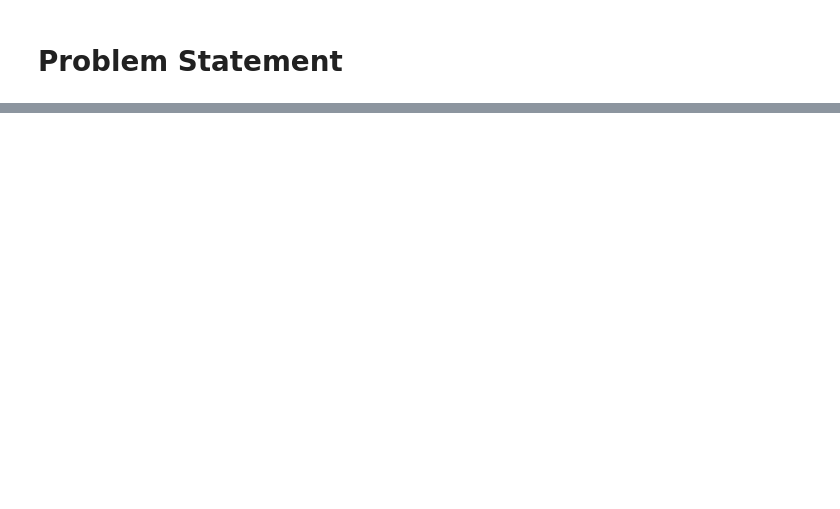
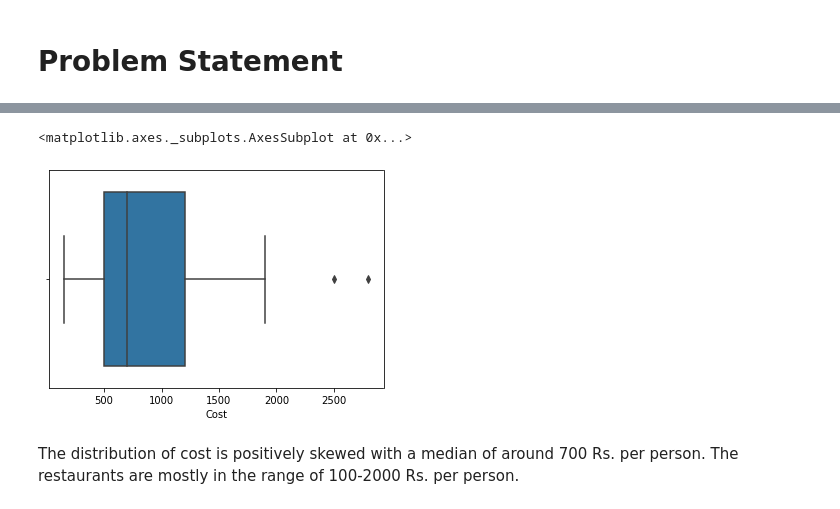
Before and after one commit to Nandeesh-U/ZOMATO-RESTAURANT-CLUSTERING-AND-SENTIMENT-ANALYSIS, a Jupyter notebook: ZOMATO_RESTAURANT_CLUSTERING_AND_SENTIMENT_ANALYSIS.ipynb, the cells around one changed output, grey strips where cells are left out. Drawn from its saved outputs; the diff is of its cells as text; code cells hidden in the pictures; blank space fills up the shorter version.

```diff
--- a/ZOMATO_RESTAURANT_CLUSTERING_AND_SENTIMENT_ANALYSIS.ipynb
+++ b/ZOMATO_RESTAURANT_CLUSTERING_AND_SENTIMENT_ANALYSIS.ipynb
@@ -296,0 +684,8 @@ names_df.to_csv('/content/drive/MyDrive/Data Squad zomato/Nandeesh/names_df_v3.c
+# %%
+# Boxplot of the cost variable
+sns.boxplot(x=names_df['Cost'])
+# %% [output]
+<matplotlib.axes._subplots.AxesSubplot at 0x...>
+[figure, added]
+# %% [markdown]
+The distribution of cost is positively skewed with a median of around 700 Rs. per person. The restaurants are mostly in the range of 100-2000 Rs. per person.
```
Also changed, not shown: parts of 131 cells of this notebook.
